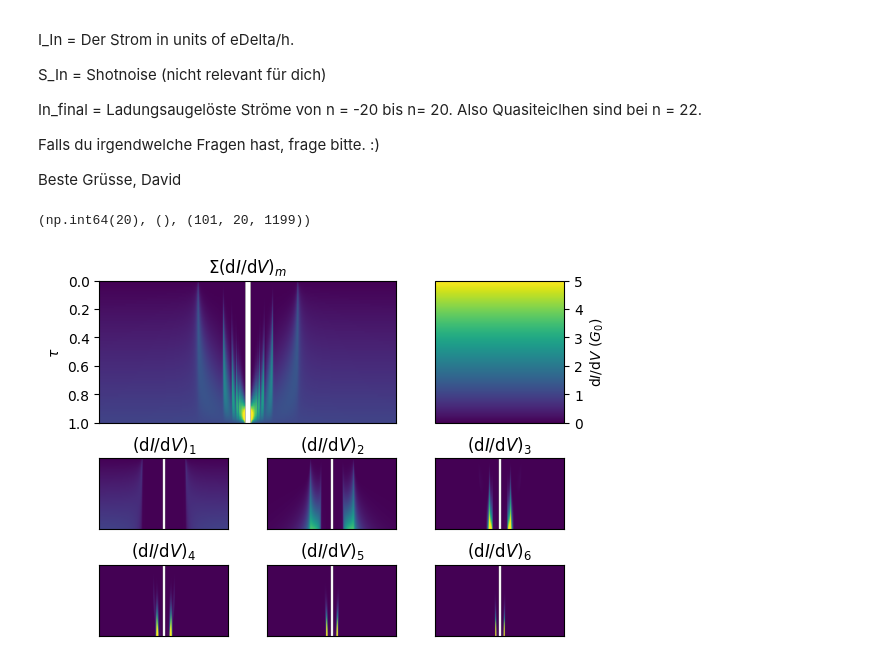
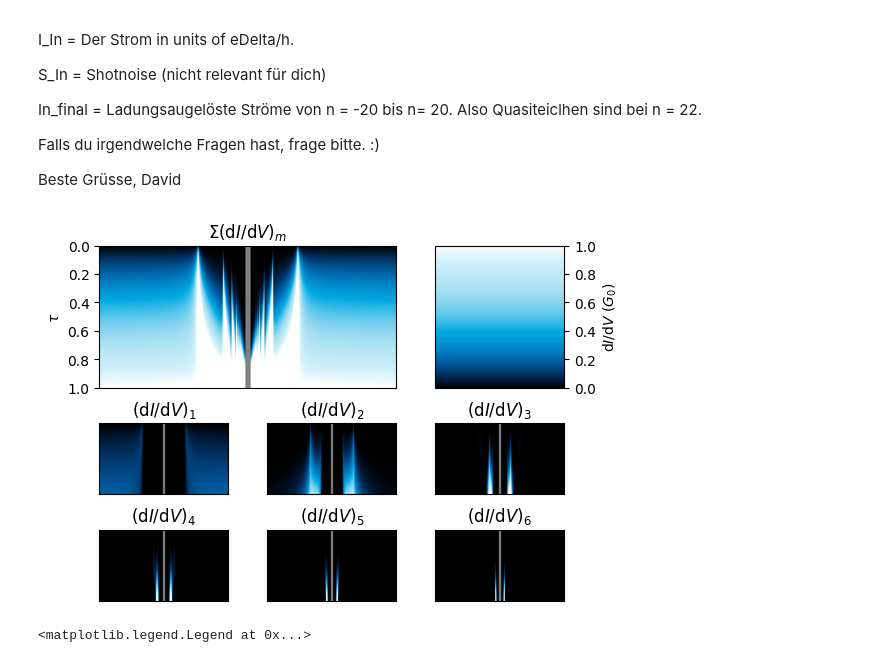
Before and after one commit to schmampf/p5control-bluefors-evaluation, a Jupyter notebook: theory/simmulation/DavidOIV/get_DavidOIV.ipynb, the cells around one changed output. Cells and saved outputs as stored; diff of their text form; code cells hidden in the pictures.

Commit message:
figures geblaut

```diff
--- a/theory/simmulation/DavidOIV/get_DavidOIV.ipynb
+++ b/theory/simmulation/DavidOIV/get_DavidOIV.ipynb
@@ -100,14 +101,15 @@ mars = {
 
 with open('DavidOIV.pickle', 'wb') as f:
     pickle.dump(mars, f)
-# %%
-m, m.shape, I_m.shape
-# %% [output]
-(np.int64(20), (), (101, 20, 1199))
 # %%
+# show I_m over tau, V
+%matplotlib inline
+
 import matplotlib.pyplot as plt
-
 import matplotlib.gridspec as gridspec
+import sys
+sys.path.append("/Users/oliver/Documents/p5control-bluefors-evaluation")
+from utilities.corporate_design_colors_v4 import cmap
 
 fig = plt.figure(figsize=(6,6))
 gs = gridspec.GridSpec(nrows=4, ncols=3, height_ratios=[4, 2, 2, 2], hspace=0.4, wspace=0.3)
@@ -119,33 +121,35 @@ im = ax_main.imshow(Z,
            aspect='auto',
            origin='upper',
            extent=(min(V), max(V), max(tau), min(tau)),
-           clim=(0,5),
+           clim=(0,1),
+           cmap=cmap(bad='grey'),
            )
 fig.colorbar(im, cax=cax, label=r'd$I/$d$V$ ($G_0$)')
 # ax_main.set_xlabel(r'$eV_0$ ($\Delta$)')
 ax_main.set_xticks([])
 ax_main.set_ylabel(r'$\tau$')
 ax_main.set_title(r'$\Sigma($d$I/$d$V)_m$')
 
 axes_small = [
     fig.add_subplot(gs[1, 0]),
     fig.add_subplot(gs[1, 1]),
     fig.add_subplot(gs[1, 2]),
     fig.add_subplot(gs[2, 0]),
     fig.add_subplot(gs[2, 1]),
     fig.add_subplot(gs[2, 2]),
 ]
 Z_m = dIdV_m
 for i in range(6):
     axes_small[i].imshow(
         Z_m[:,i,:],
            aspect='auto',
            origin='upper',
            extent=(min(V), max(V), max(tau), min(tau)),
            clim=(0,5),
+           cmap=cmap(bad='grey'),
         )
     axes_small[i].set_title(f'$($d$I/$d$V)_{i+1}$')
     axes_small[i].set_xticks([])
     axes_small[i].set_yticks([])
 # %% [output]
-[figure, old version]
+[figure, new version]
@@ -151,0 +159,15 @@ for i in range(6):
+# %%
+# Show I_0(tau) and I_m(tau) over V
+%matplotlib qt
+
+plt.close(2)
+plt.figure(2)
+
+index = np.argmin(np.abs(mars['tau']-tau_i))
+plt.plot(mars['V'], mars['I'][index,:], color='k', label=rf'$\Sigma$ $m$')
+for m in range(M):
+    plt.plot(mars['V'], mars['I_m'][index, m, :], color=cmap()(m/M*0.8+.2), label=rf'$m={m+1}$')
+plt.grid()
+plt.legend()
+# %% [output]
+<matplotlib.legend.Legend at 0x...>
```
Also changed, not shown: parts of 2 cells of this notebook.
